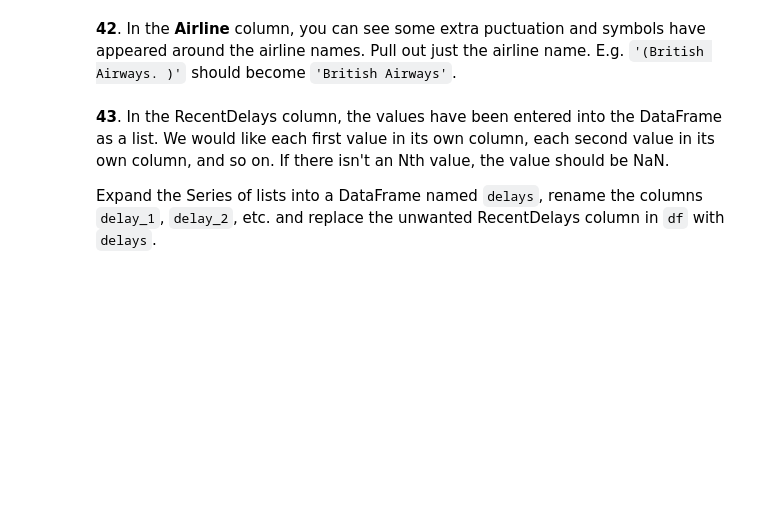
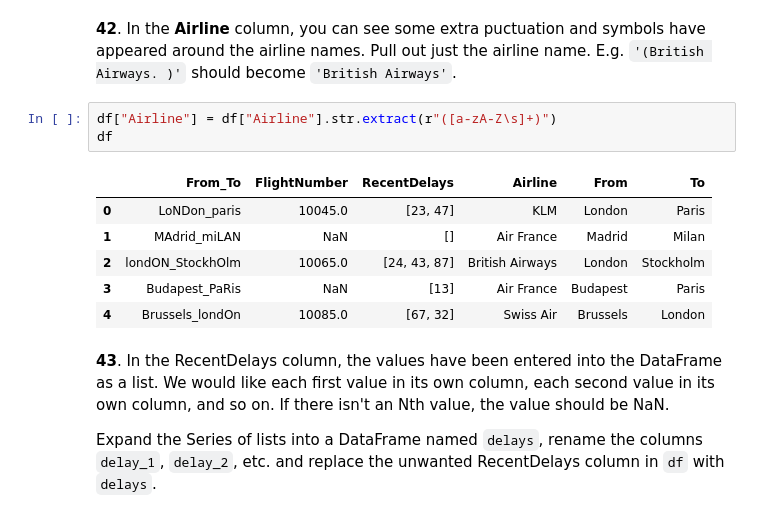
Before and after one commit to SebastianSalasR/tutorialesia, a Jupyter notebook: pandasTutorial/100-pandas-puzzles.ipynb, the cells around one changed output. Cells and saved outputs as stored; diff of their text form; blank space fills up the shorter version.

```diff
--- a/pandasTutorial/100-pandas-puzzles.ipynb
+++ b/pandasTutorial/100-pandas-puzzles.ipynb
@@ -708,5 +772,15 @@ Formatted, it looks like this:
 # %% [markdown]
 **42**. In the **Airline** column, you can see some extra puctuation and symbols have appeared around the airline names. Pull out just the airline name. E.g. `'(British Airways. )'` should become `'British Airways'`.
+# %%
+df["Airline"] = df["Airline"].str.extract(r"([a-zA-Z\s]+)")
+df
+# %% [output]
+|  | From_To | FlightNumber | RecentDelays | Airline | From | To |
+| 0 | LoNDon_paris | 10045.0 | [23, 47] | KLM | London | Paris |
+| 1 | MAdrid_miLAN | NaN | [] | Air France | Madrid | Milan |
+| 2 | londON_StockhOlm | 10065.0 | [24, 43, 87] | British Airways | London | Stockholm |
+| 3 | Budapest_PaRis | NaN | [13] | Air France | Budapest | Paris |
+| 4 | Brussels_londOn | 10085.0 | [67, 32] | Swiss Air | Brussels | London |
 # %% [markdown]
 **43**. In the RecentDelays column, the values have been entered into the DataFrame as a list. We would like each first value in its own column, each second value in its own column, and so on. If there isn't an Nth value, the value should be NaN.
 
```
Also changed, not shown: parts of 8 cells of this notebook, 12 other files.
